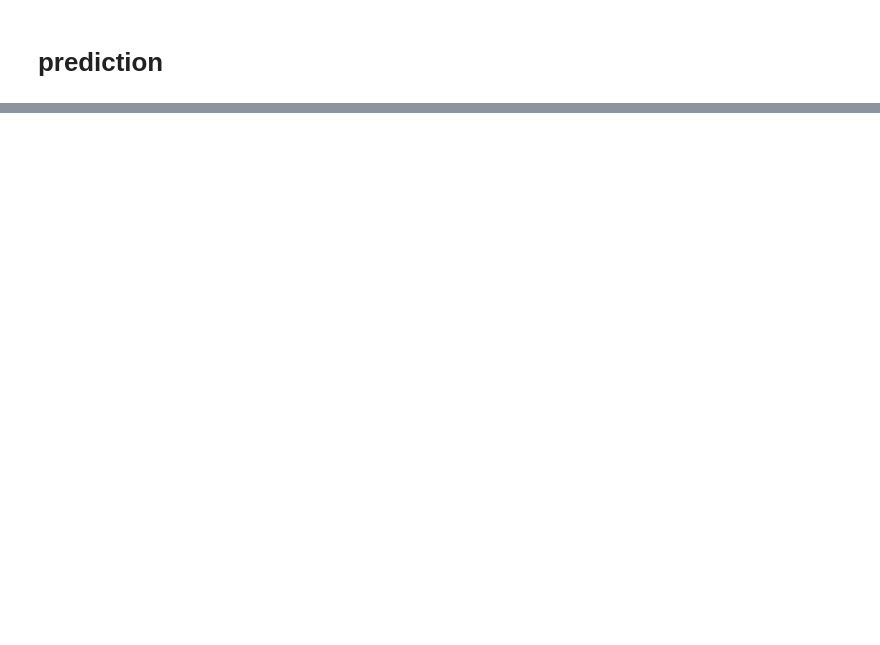
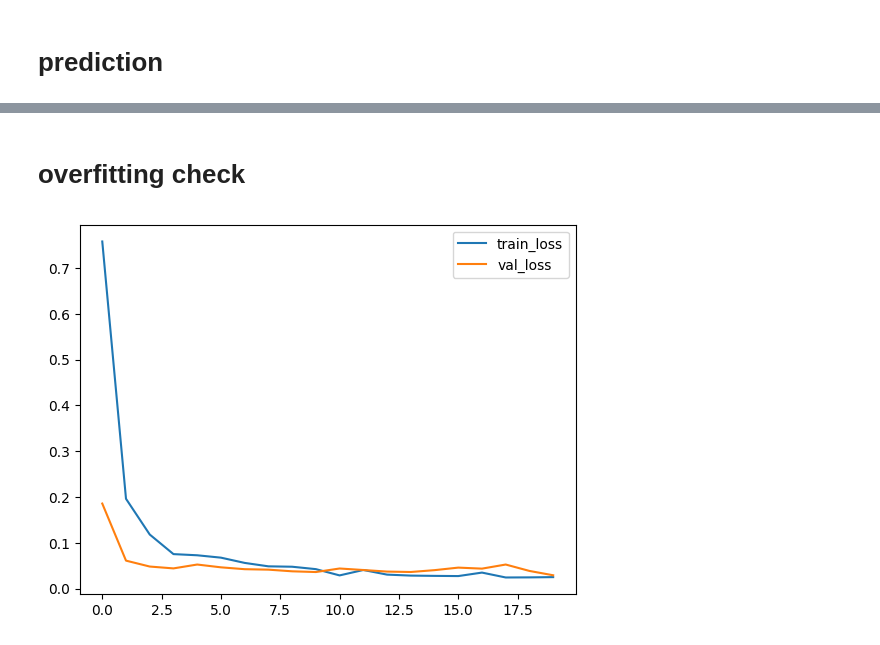
Before and after one commit to benzebra/data-analytics, a Jupyter notebook: TRAIN/tabTransformer.ipynb, the cells around one changed output, grey strips where cells are left out. Saved outputs shown, nothing was run; the diff lists cells and outputs as text; code cells hidden in the pictures; blank space fills up the shorter version.

```diff
--- a/TRAIN/tabTransformer.ipynb
+++ b/TRAIN/tabTransformer.ipynb
@@ -342,0 +324,9 @@ weighted avg       1.00      1.00      1.00     98721
+# %% [markdown]
+# overfitting check
+# %%
+plt.plot(loss_history, label='train_loss')
+plt.plot(val_loss_history, label='val_loss')
+plt.legend()
+plt.show()
+# %% [output]
+[figure, added]
```
Also changed, not shown: parts of 4 cells of this notebook.
